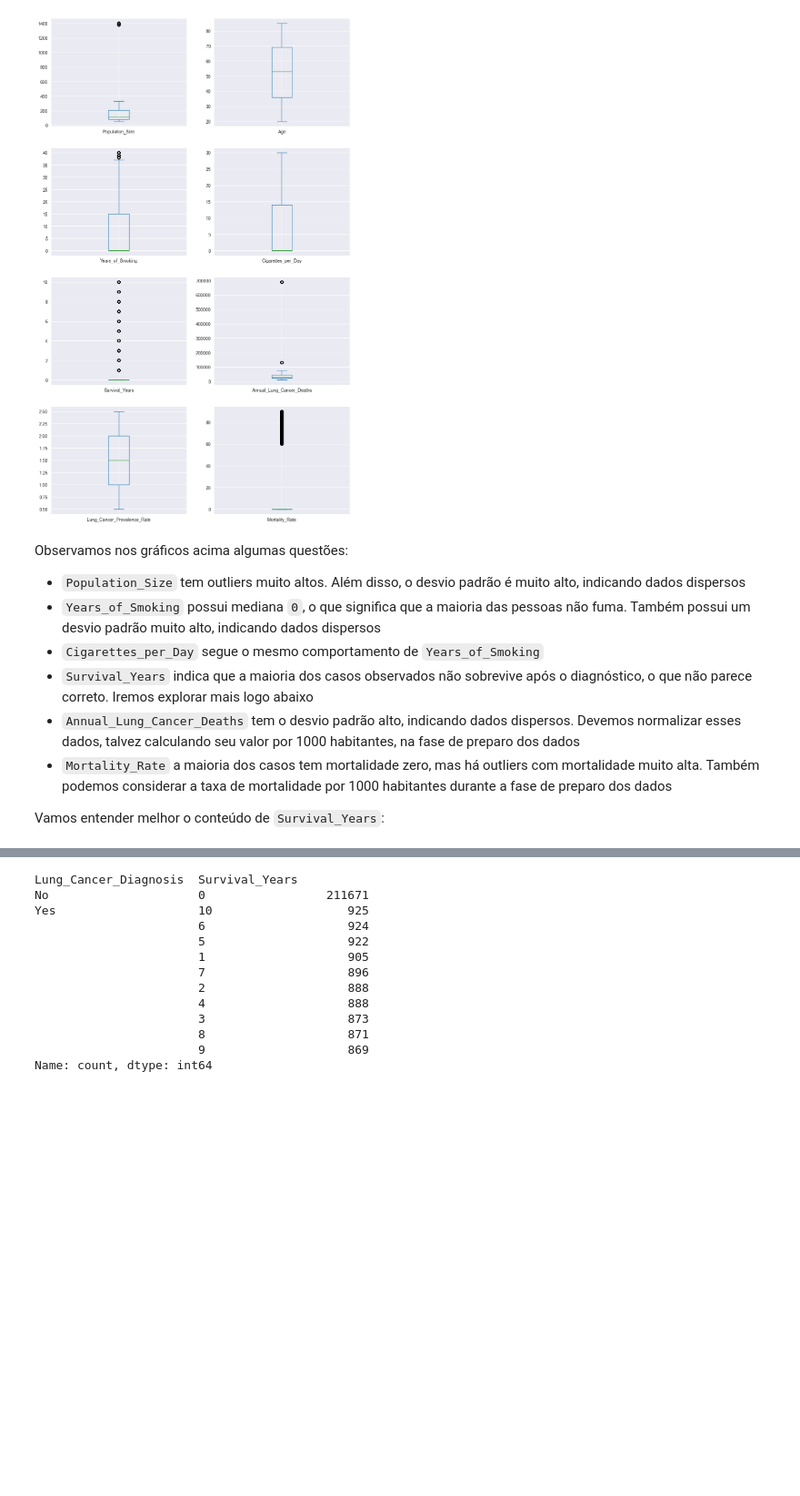
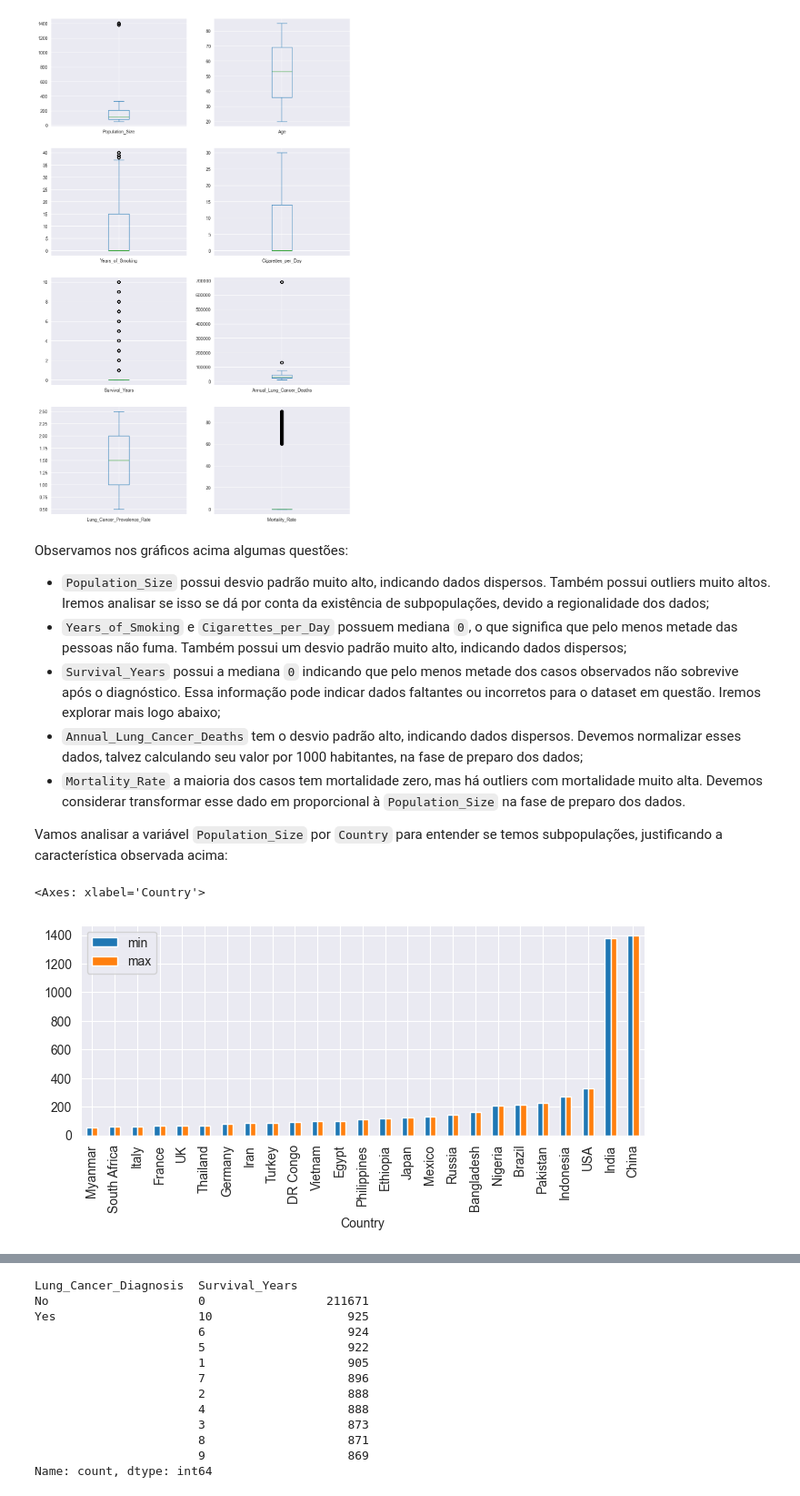
Before and after one commit to ademspr/fiap-ai-tech-challenge-01, a Jupyter notebook: notebooks/tech-challenger-01-analisys.ipynb, the cells around one changed output, grey strips where cells are left out. Shown at 91% size. Cells and saved outputs as stored; diff of their text form; code cells hidden in the pictures; blank space fills up the shorter version.

```diff
--- a/notebooks/tech-challenger-01-analisys.ipynb
+++ b/notebooks/tech-challenger-01-analisys.ipynb
@@ -173,11 +175,15 @@ dtype: object
 [figure]
 # %% [markdown]
 Observamos nos gráficos acima algumas questões:
-- `Population_Size` tem outliers muito altos. Além disso, o desvio padrão é muito alto, indicando dados dispersos
-- `Years_of_Smoking` possui mediana `0`, o que significa que a maioria das pessoas não fuma. Também possui um desvio padrão muito alto, indicando dados dispersos
-- `Cigarettes_per_Day` segue o mesmo comportamento de `Years_of_Smoking`
-- `Survival_Years` indica que a maioria dos casos observados não sobrevive após o diagnóstico, o que não parece correto. Iremos explorar mais logo abaixo
-- `Annual_Lung_Cancer_Deaths` tem o desvio padrão alto, indicando dados dispersos. Devemos normalizar esses dados, talvez calculando seu valor por 1000 habitantes, na fase de preparo dos dados
-- `Mortality_Rate` a maioria dos casos tem mortalidade zero, mas há outliers com mortalidade muito alta. Também podemos considerar a taxa de mortalidade por 1000 habitantes durante a fase de preparo dos dados
+- `Population_Size` possui desvio padrão muito alto, indicando dados dispersos. Também possui outliers muito altos. Iremos analisar se isso se dá por conta da existência de subpopulações, devido a regionalidade dos dados;
+- `Years_of_Smoking` e `Cigarettes_per_Day` possuem mediana `0`, o que significa que pelo menos metade das pessoas não fuma. Também possui um desvio padrão muito alto, indicando dados dispersos;
+- `Survival_Years` possui a mediana `0` indicando que pelo menos metade dos casos observados não sobrevive após o diagnóstico. Essa informação pode indicar dados faltantes ou incorretos para o dataset em questão. Iremos explorar mais logo abaixo;
+- `Annual_Lung_Cancer_Deaths` tem o desvio padrão alto, indicando dados dispersos. Devemos normalizar esses dados, talvez calculando seu valor por 1000 habitantes, na fase de preparo dos dados;
+- `Mortality_Rate` a maioria dos casos tem mortalidade zero, mas há outliers com mortalidade muito alta. Devemos considerar transformar esse dado em proporcional à `Population_Size` na fase de preparo dos dados.
 
-Vamos entender melhor o conteúdo de `Survival_Years`:
+Vamos analisar a variável `Population_Size` por `Country` para entender se temos subpopulações, justificando a característica observada acima:
+# %%
+df.groupby(df["Country"])["Population_Size"].agg(["min", "max"]).sort_values("max").plot(kind='bar', figsize=(8,3))
+# %% [output]
+<Axes: xlabel='Country'>
+[figure, added]
```
Also changed, not shown: parts of 23 cells of this notebook.
